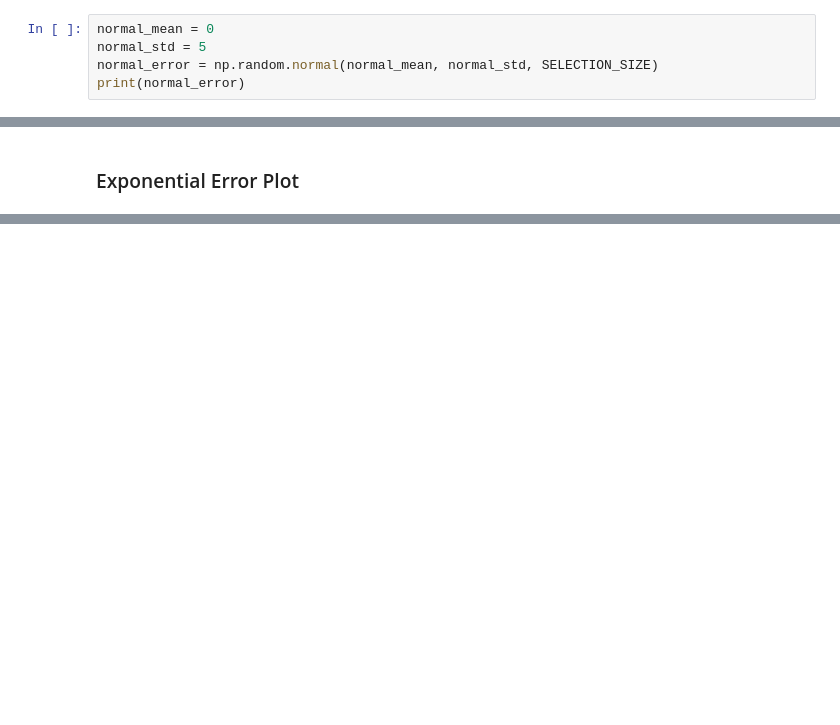
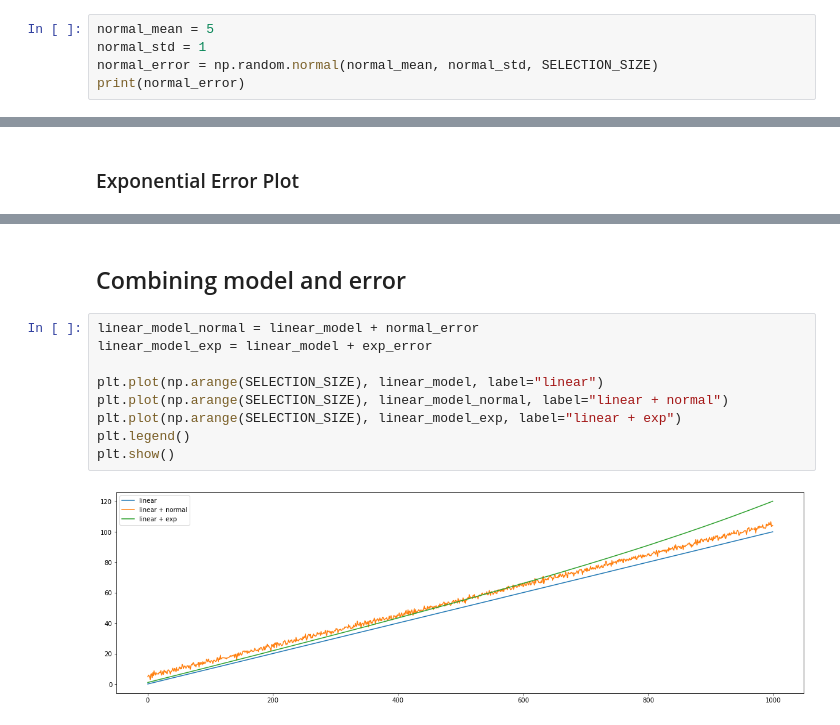
Before and after one commit to FreeLike76/KpiDataScience, a Jupyter notebook: main.ipynb, the cells around one changed output, grey strips where cells are left out. Saved outputs shown, nothing was run; the diff lists cells and outputs as text; blank space fills up the shorter version.

```diff
--- a/main.ipynb
+++ b/main.ipynb
@@ -88,8 +88,8 @@ plt.show()
 # %% [markdown]
 ### Normal Error
 # %%
-normal_mean = 0
-normal_std = 5
+normal_mean = 5
+normal_std = 1
 normal_error = np.random.normal(normal_mean, normal_std, SELECTION_SIZE)
 print(normal_error)
 # %% [output]
@@ -128,0 +150,13 @@ plt.his
+# %% [markdown]
+## Combining model and error
+# %%
+linear_model_normal = linear_model + normal_error
+linear_model_exp = linear_model + exp_error
+
+plt.plot(np.arange(SELECTION_SIZE), linear_model, label="linear")
+plt.plot(np.arange(SELECTION_SIZE), linear_model_normal, label="linear + normal")
+plt.plot(np.arange(SELECTION_SIZE), linear_model_exp, label="linear + exp")
+plt.legend()
+plt.show()
+# %% [output]
+[figure, added]
```
Also changed, not shown: parts of 5 cells of this notebook.
